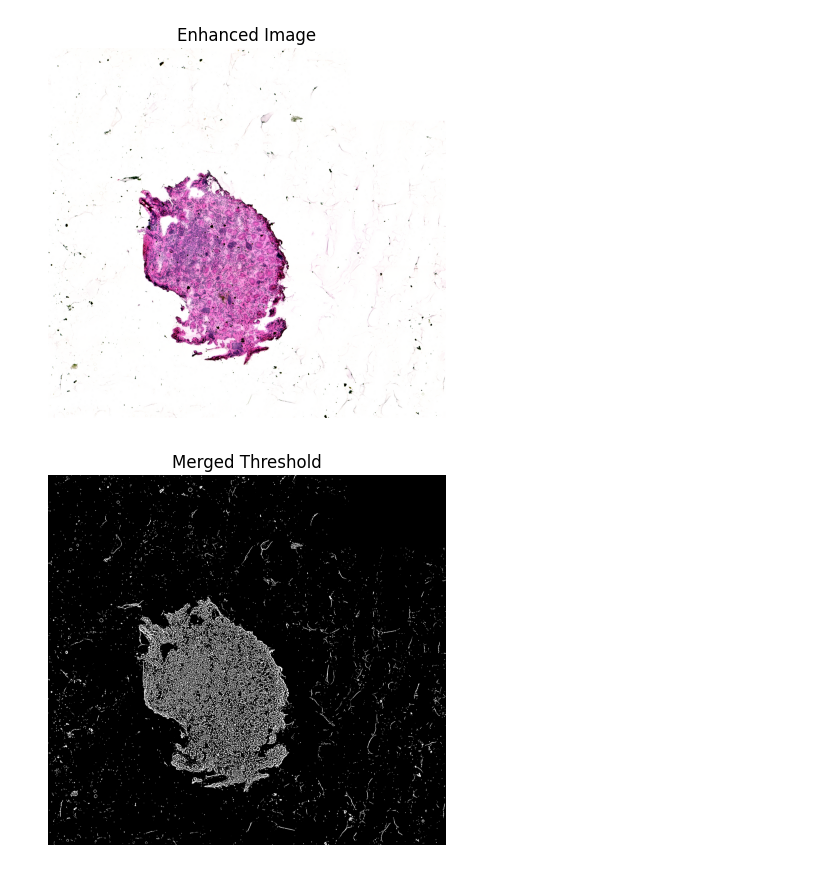
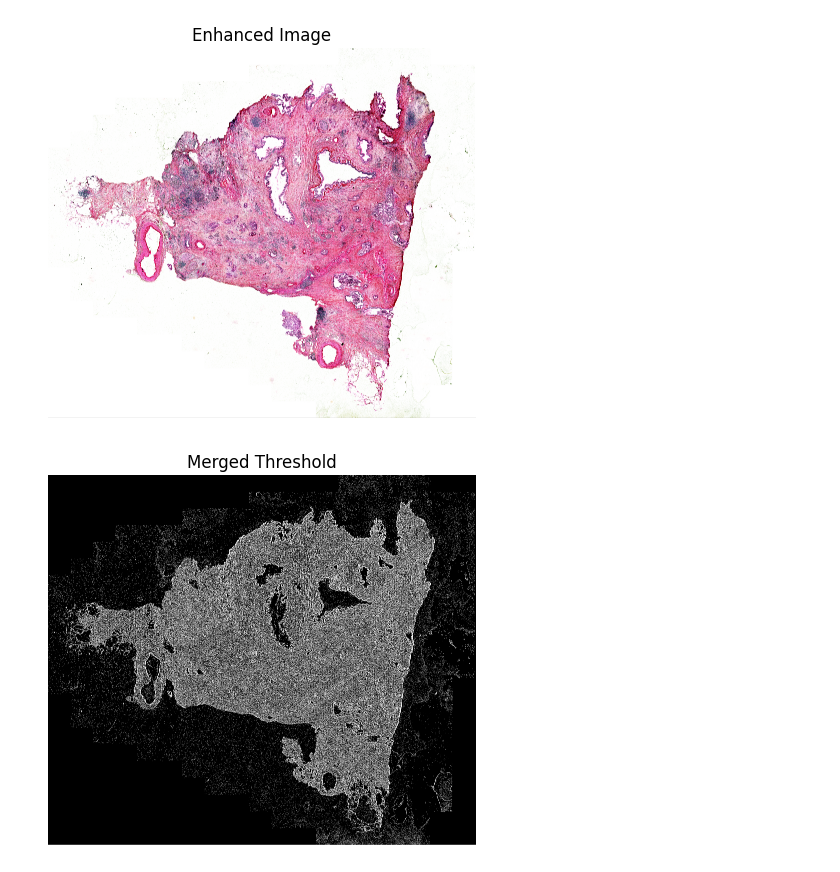
Before and after one commit to sifrimlab/FOCUS, a Jupyter notebook: notebooks/explore_microscopy_image.ipynb, the cells around one changed output. Cells and saved outputs as stored; diff of their text form; code cells hidden in the pictures.

```diff
--- a/notebooks/explore_microscopy_image.ipynb
+++ b/notebooks/explore_microscopy_image.ipynb
@@ -11,18 +11,18 @@ import constants as constants
 # %%
-PATH = "/mnt/data/lorenzo/VSC_DATA/Nina"
-SAMPLE_ID = "00103993-2"
-MODALITY_NAME = "h&e"
+PATH = "/staging/leuven/stg_00077/projects/Lorenzo/FOCUS/Nina/"
+SAMPLE_ID = "20250828_NEG"
+MODALITY_NAME = "HE"
 # %%
 mi.preprocess_microscopy_image(
     path=PATH,
     sample_id=SAMPLE_ID,
     modality_name=MODALITY_NAME,
     crop = True,
-    filter_strength = constants.ImagingFilterStrength.AGGRESSIVE,
+    filter_strength = ImagingFilterStrength.AGGRESSIVE,
     smoothing = True,
     color_enhancement = True,
     debug_mode = True
 )
 # %% [output]
-[figure, old version]
+[figure, new version]
-[figure, old version]
+[figure, new version]
```
Also changed, not shown: parts of 2 cells of this notebook, 5 other files.
